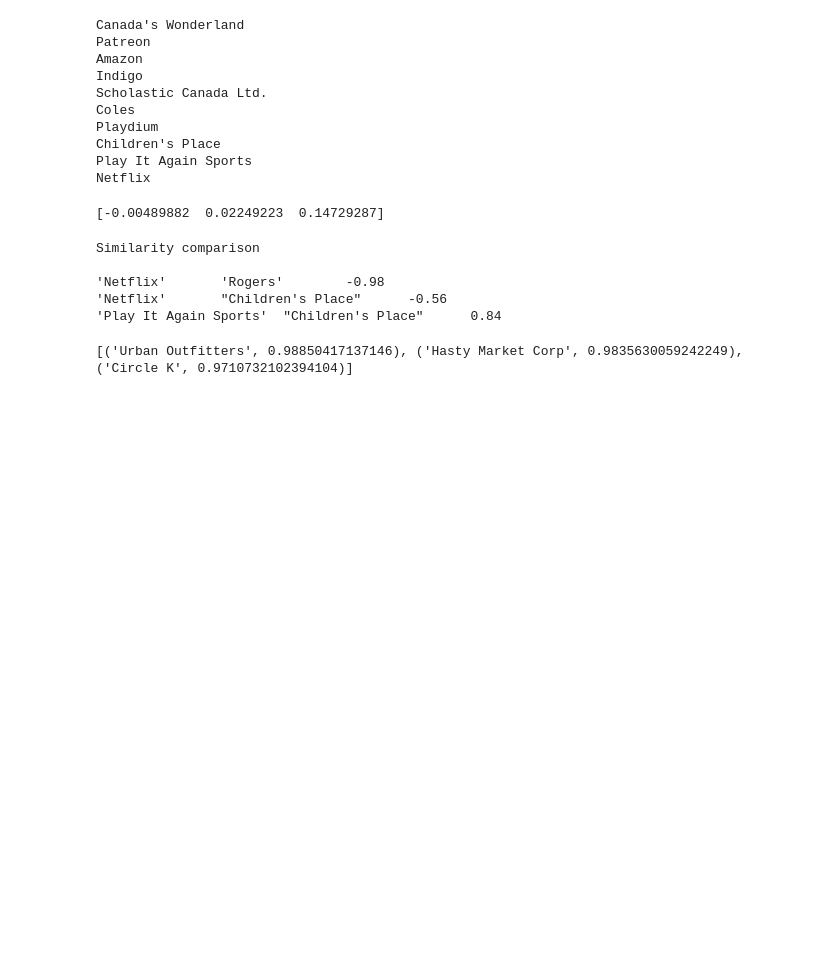
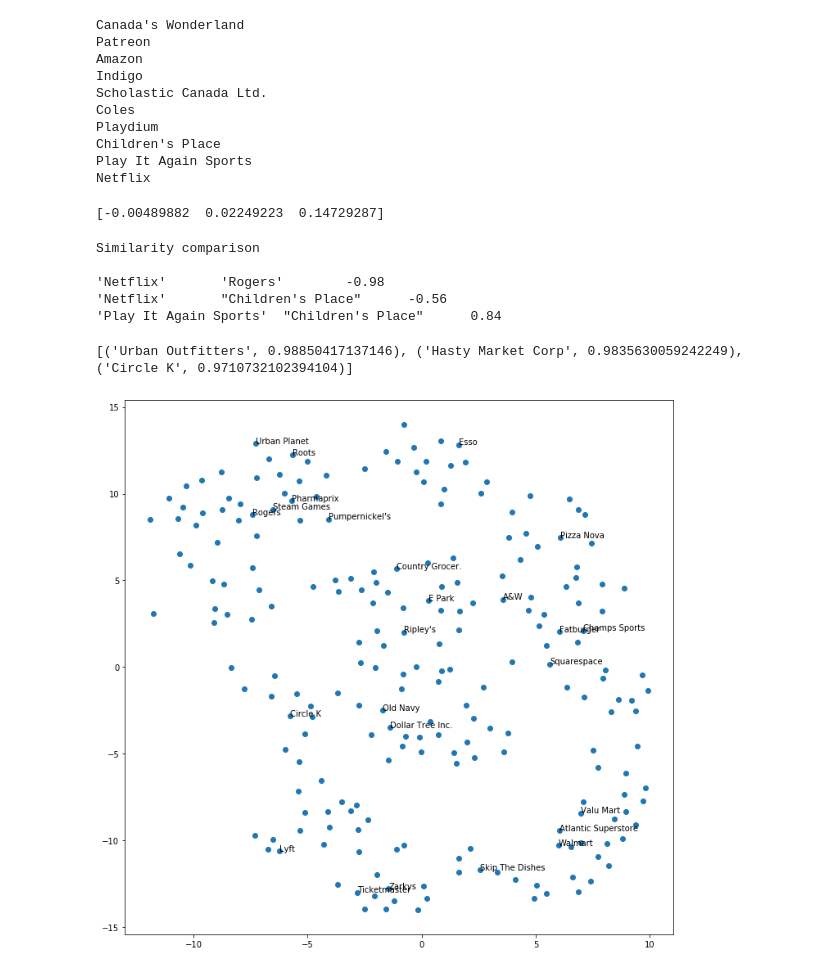
Before and after one commit to rui-zhang-ocean/Predict_Transactions, a Jupyter notebook: item2vec_test.ipynb, the cells around one changed output. Cells and saved outputs as stored; diff of their text form; code cells hidden in the pictures; blank space fills up the shorter version.

Commit message:
add visualization

```diff
--- a/item2vec_test.ipynb
+++ b/item2vec_test.ipynb
@@ -105,0 +150,4 @@ print(model.wv.most_similar(positive=['Amazon'], topn=3))
+# %%
+plot_with_matplotlib(x_vals, y_vals, labels)
+# %% [output]
+[figure, added]
```
Also changed, not shown: parts of 2 cells of this notebook.
